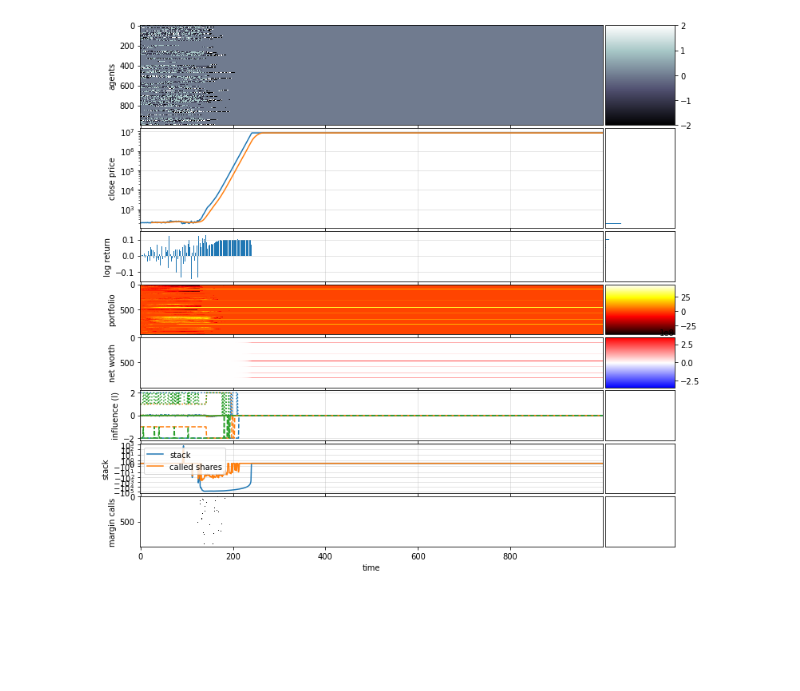
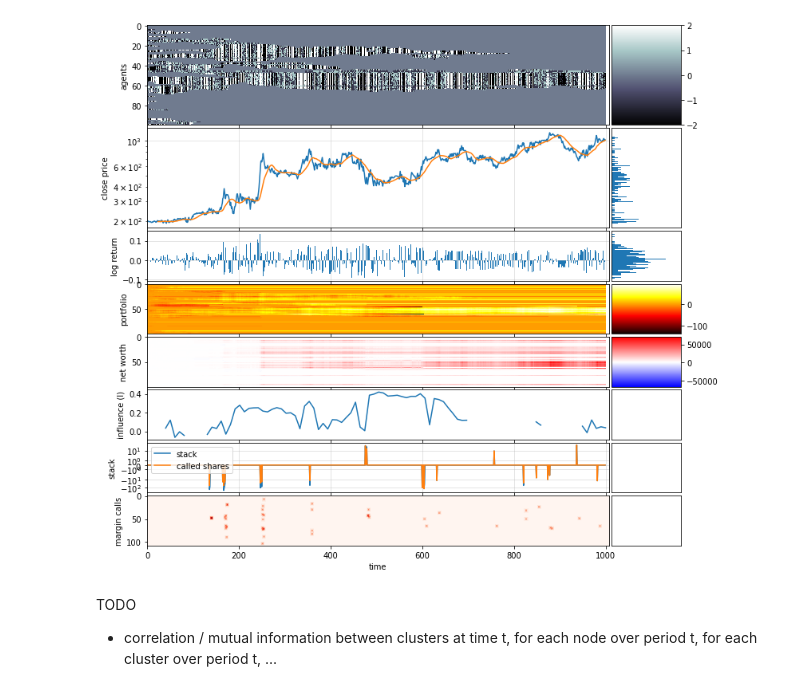
Before and after one commit to charelF/ComplexSystems, a Jupyter notebook: code/charel/wednesdayTEST.ipynb, the cells around one changed output. Saved outputs shown, nothing was run; the diff lists cells and outputs as text; code cells hidden in the pictures; blank space fills up the shorter version.

Commit message:
now: correlation next step: IDL

```diff
--- a/code/charel/wednesdayTEST.ipynb
+++ b/code/charel/wednesdayTEST.ipynb
@@ -81,18 +87,24 @@ def visualiseNICE(G, P, N, S, X, D, T, U, C):
     ax3.grid(alpha=0.4)
 
     # if D.shape[1] < 25:
-    ax6.plot(np.mean(D[0],axis=1), color="C0", alpha=1, label="CA")
-    ax6.plot(np.mean(D[1],axis=1), color="C1", alpha=1, label="momentum")
-    ax6.plot(np.mean(D[2],axis=1), color="C2", alpha=1, label="invert")
-    ax6.plot(np.max(D[0],axis=1), ":", color="C0", alpha=1, label="CA")
-    ax6.plot(np.max(D[1],axis=1), ":", color="C1", alpha=1, label="momentum")
-    ax6.plot(np.max(D[2],axis=1), ":", color="C2", alpha=1, label="invert")
-    ax6.plot(np.min(D[0],axis=1), "--", color="C0", alpha=1, label="CA")
-    ax6.plot(np.min(D[1],axis=1), "--", color="C1", alpha=1, label="momentum")
-    ax6.plot(np.min(D[2],axis=1), "--", color="C2", alpha=1, label="invert")
+    # ax6.plot(np.mean(D[0],axis=1), color="C0", alpha=1, label="CA")
+    # ax6.plot(np.mean(D[1],axis=1), color="C1", alpha=1, label="momentum")
+    # ax6.plot(np.mean(D[2],axis=1), color="C2", alpha=1, label="invert")
+    # ax6.plot(np.max(D[0],axis=1), ":", color="C0", alpha=1, label="CA")
+    # ax6.plot(np.max(D[1],axis=1), ":", color="C1", alpha=1, label="momentum")
+    # ax6.plot(np.max(D[2],axis=1), ":", color="C2", alpha=1, label="invert")
+    # ax6.plot(np.min(D[0],axis=1), "--", color="C0", alpha=1, label="CA")
+    # ax6.plot(np.min(D[1],axis=1), "--", color="C1", alpha=1, label="momentum")
+    # ax6.plot(np.min(D[2],axis=1), "--", color="C2", alpha=1, label="invert")
     # ax6.plot(np.mean(D,axis=1), color="black", alpha=1)
-    ax6.grid(alpha=0.4)
+    # ax6.grid(alpha=0.4)
     # ax6.legend()
+
+    dfg = pd.DataFrame(G)
+    dfg.index = pd.date_range(start='1/1/2018', periods=G.shape[0])
+    # plt.figure(figsize=(12,2))
+    data = dfg.groupby(pd.Grouper(freq="10D")).corr().mean()
+    ax6.plot(np.linspace(0, G.shape[0], data.shape[0]), data)
 
 
     ax7.set_yscale("symlog")
@@ -101,10 +113,18 @@ def visualiseNICE(G, P, N, S, X, D, T, U, C):
     ax7.grid(alpha=0.4)
     ax7.legend()
 
+    signal = np.ones(shape=(9,9))
+    signal[1:8,1:8] = 2.5
+    signal[2:7,2:7] = 5
+    signal[3:6,3:6] = 7.5
+    signal[4,4] = 10
+
+    convC = scipy.signal.convolve2d(C, signal)
+
     # if D.shape[1] < 25:
     #     ax6.plot(D, color="black", alpha=0.3)
     # ax6.plot(np.mean(D,axis=1), color="black", alpha=1)
-    ax8.imshow(C.T, cmap="binary", interpolation="None", aspect="auto")
+    ax8.imshow(convC.T, cmap="Reds", interpolation="None", aspect="auto")
     # ax6.grid(alpha=0.4)
 
     ax8.set_xlabel("time")
@@ -126,11 +159,12 @@ def visualiseNICE(G, P, N, S, X, D, T, U, C):
 # %%
-# for i in range(100):
 G,P,N,S,X,D,T,U,C, initial_account_balance = simulation(
-    trigger = True, bound = True, pd = 0.025, pe = 0,
-    ph = 0.03, pa = 0.4, N0=1000, N1=1000, A = 4, a=1, h=1,
-    pi1 = 0.5, pi2 = 0.3, pi3 = 0.2, ub=1000, lb=20)
+    trigger = False, bound = False, pd = 0.025, pe = 0,
+    ph = 0.03, pa = 0.4, N0=1000, N1=100, A = 4, a=1, h=1,
+    pi1 = 0.8, pi2 = 0.1, pi3 = 0.1, ub=1000, lb=20)
 
-    # print(i)
 visualiseNICE(G, P, N, S, X, D, T, U, C)
 # %% [output]
-[figure, old version]
+[figure, new version]
+# %% [markdown]
+TODO
+- correlation / mutual information between clusters at time t, for each node over period t, for each cluster over period t, ...
```
Also changed, not shown: parts of 3 cells of this notebook, 1 other file.
